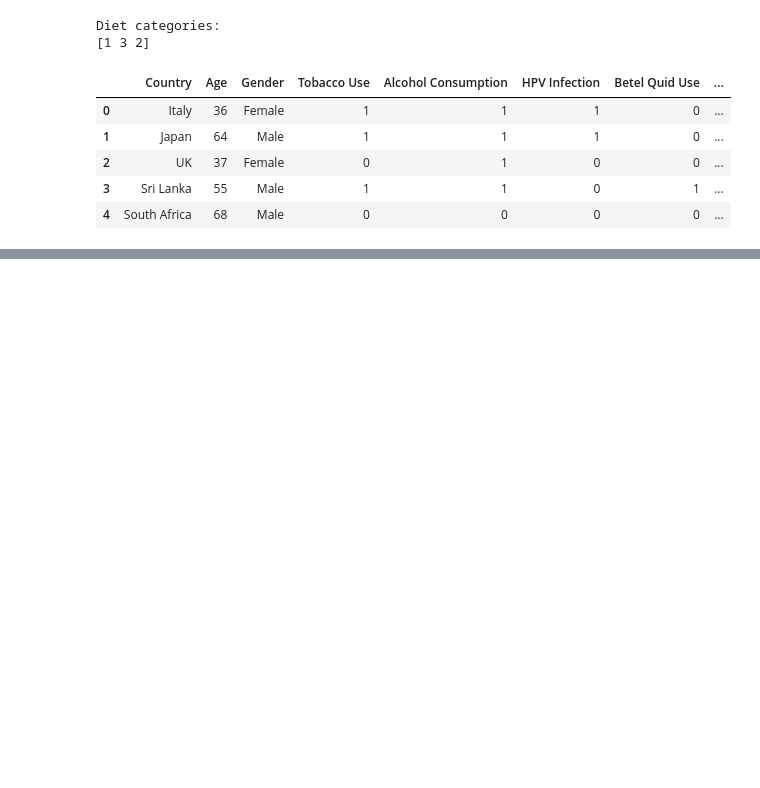
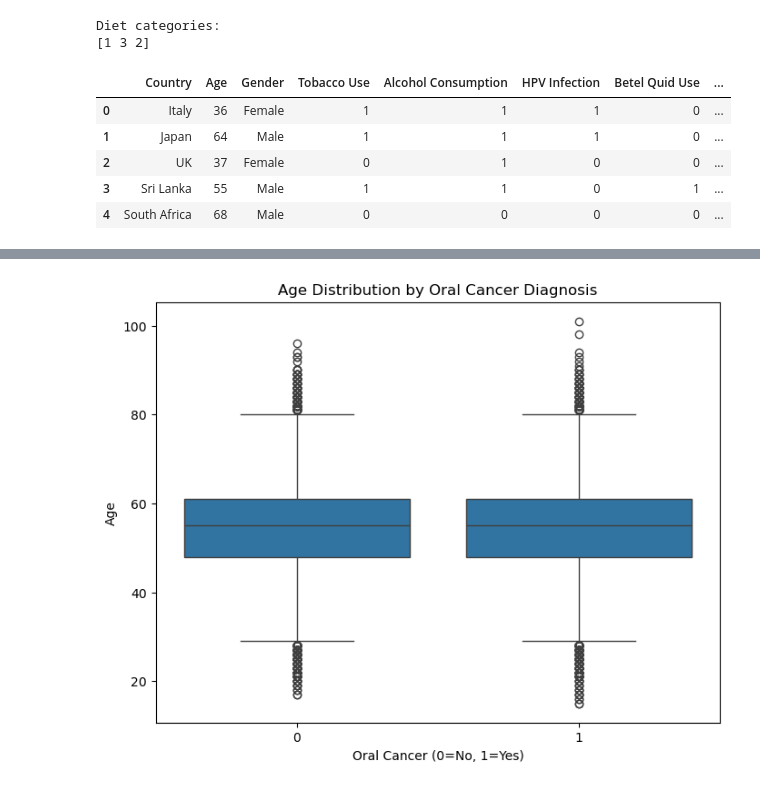
Before and after one commit to BihaniM/portfolio-project-2, a Jupyter notebook: Bihani_portfolio_project.ipynb, the cells around one changed output, grey strips where cells are left out. Saved outputs shown, nothing was run; the diff lists cells and outputs as text; code cells hidden in the pictures; blank space fills up the shorter version.

Commit message:
EDA performed on the data set

```diff
--- a/Bihani_portfolio_project.ipynb
+++ b/Bihani_portfolio_project.ipynb
@@ -157,0 +178,10 @@ Treatment Type categories:
+# %%
+#Visualization of Age Distribution by Oral Cancer Diagnosis
+plt.figure(figsize=(8,6))
+sns.boxplot(x='Oral Cancer (Diagnosis)', y='Age', data=df)
+plt.title('Age Distribution by Oral Cancer Diagnosis')
+plt.xlabel('Oral Cancer (0=No, 1=Yes)')
+plt.ylabel('Age')
+plt.show()
+# %% [output]
+[figure, added]
```
Also changed, not shown: parts of 10 cells of this notebook.
